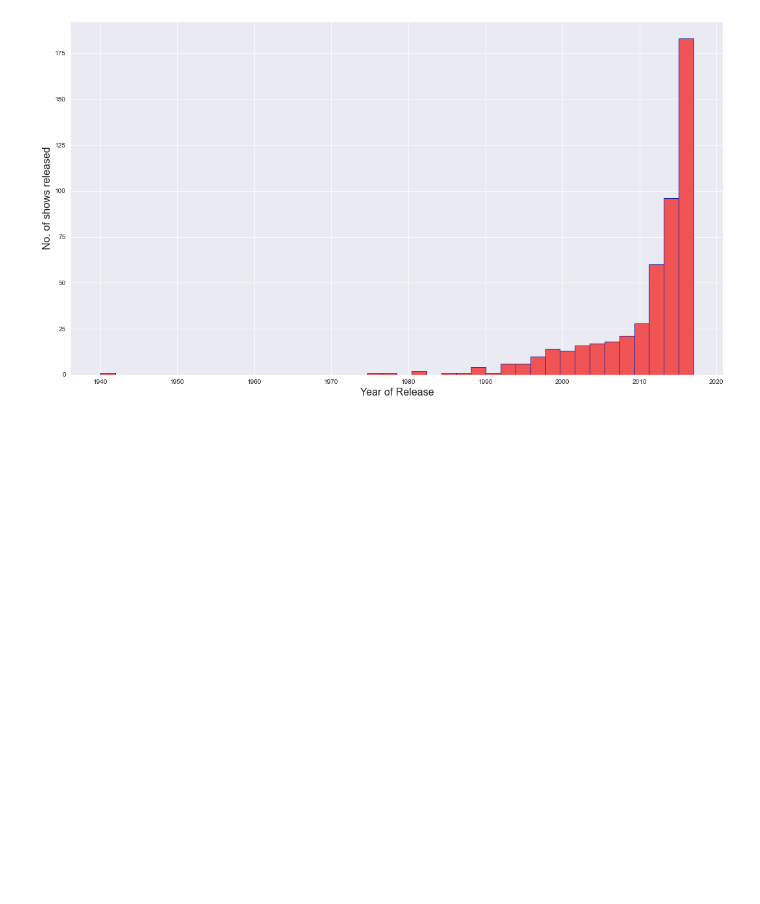
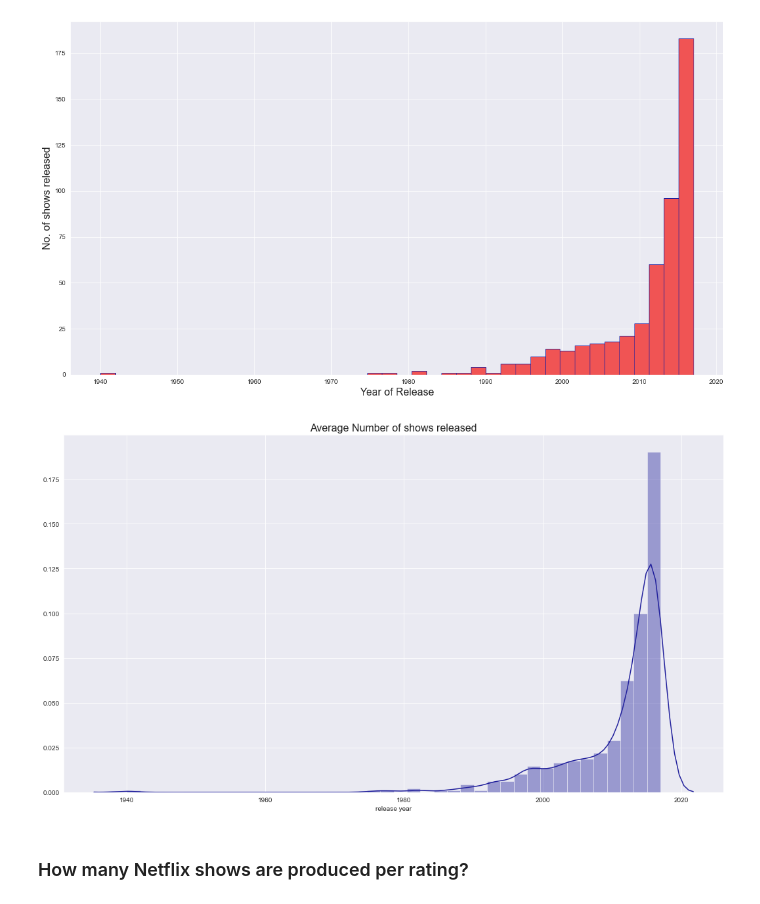
Before and after one commit to vinnovateit/VIIT_Team_MNIST, a Jupyter notebook: arhit/main_eda.ipynb, the cells around one changed output. Saved outputs shown, nothing was run; the diff lists cells and outputs as text; code cells hidden in the pictures; blank space fills up the shorter version.

Commit message:
Added more plots

```diff
--- a/arhit/main_eda.ipynb
+++ b/arhit/main_eda.ipynb
@@ -146,3 +146,12 @@ plt.ylabel('No. of shows released', fontsize=16)
 plt.show()
 # %% [output]
 [figure]
+# %%
+plt.figure(figsize=(18,10))
+sns.distplot(df['release year'], bins=40, color='#21209c')
+plt.title('Average Number of shows released', fontsize=16)
+plt.show()
+# %% [output]
+[figure, added]
+# %% [markdown]
+### How many Netflix shows are produced per rating?
```
Also changed, not shown: parts of 4 cells of this notebook.
